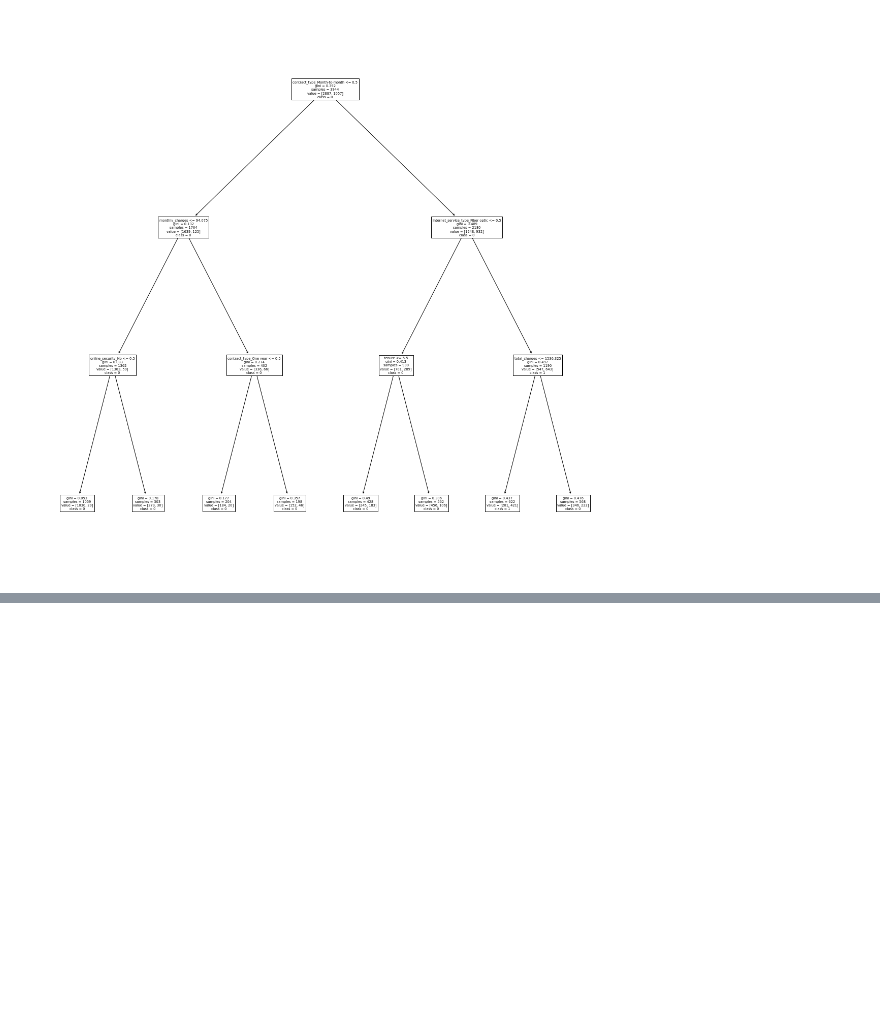
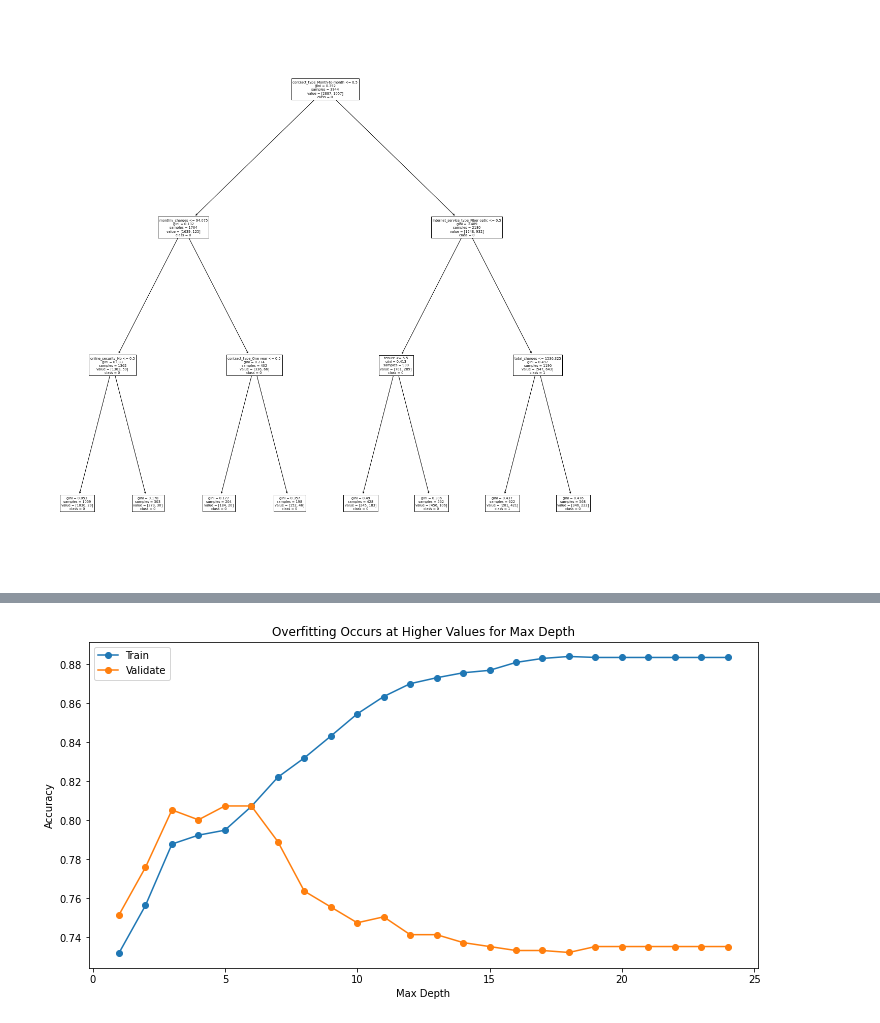
Before and after one commit to Yvette-Ibarra/classification-exercises, a Jupyter notebook: Model.ipynb, the cells around one changed output, grey strips where cells are left out. Cells and saved outputs as stored; diff of their text form; code cells hidden in the pictures; blank space fills up the shorter version.

Commit message:
update telco tree model

```diff
--- a/Model.ipynb
+++ b/Model.ipynb
@@ -445,0 +794,28 @@ pd.DataFrame(report)
+# %%
+# Let's continue getting loopy, so we can compare in-sample to out-of-sample
+metrics = []
+
+for i in range(1, 25):
+    # Make the model
+    tree = DecisionTreeClassifier(max_depth=i, random_state=123)
+
+    # Fit the model (on train and only train)
+    tree = tree.fit(X_train, y_train)
+
+    # Use the model
+    # We'll evaluate the model's performance on train, first
+    in_sample_accuracy = tree.score(X_train, y_train)
+
+    out_of_sample_accuracy = tree.score(X_validate, y_validate)
+
+    output = {
+        "max_depth": i,
+        "train_accuracy": in_sample_accuracy,
+        "validate_accuracy": out_of_sample_accuracy
+    }
+
+    metrics.append(output)
+
+df = pd.DataFrame(metrics)
+df["difference"] = df.train_accuracy - df.validate_accuracy
+df
@@ -445,0 +840,15 @@ pd.DataFrame(report)
+# %%
+plt.figure(figsize=(12, 6))
+plt.plot(df.max_depth, df.train_accuracy, marker = 'o', label = 'Train')
+plt.plot(df.max_depth, df.validate_accuracy, marker = 'o', label = 'Validate')
+
+
+#plt.plot(df_2.max_depth, df_2.validate_accuracy, marker = 'x', label = 'Validate')
+
+plt.title('Overfitting Occurs at Higher Values for Max Depth')
+plt.xlabel('Max Depth')
+plt.ylabel('Accuracy')
+plt.legend()
+plt.show()
+# %% [output]
+[figure, added]
```
Also changed, not shown: parts of 48 cells of this notebook.
